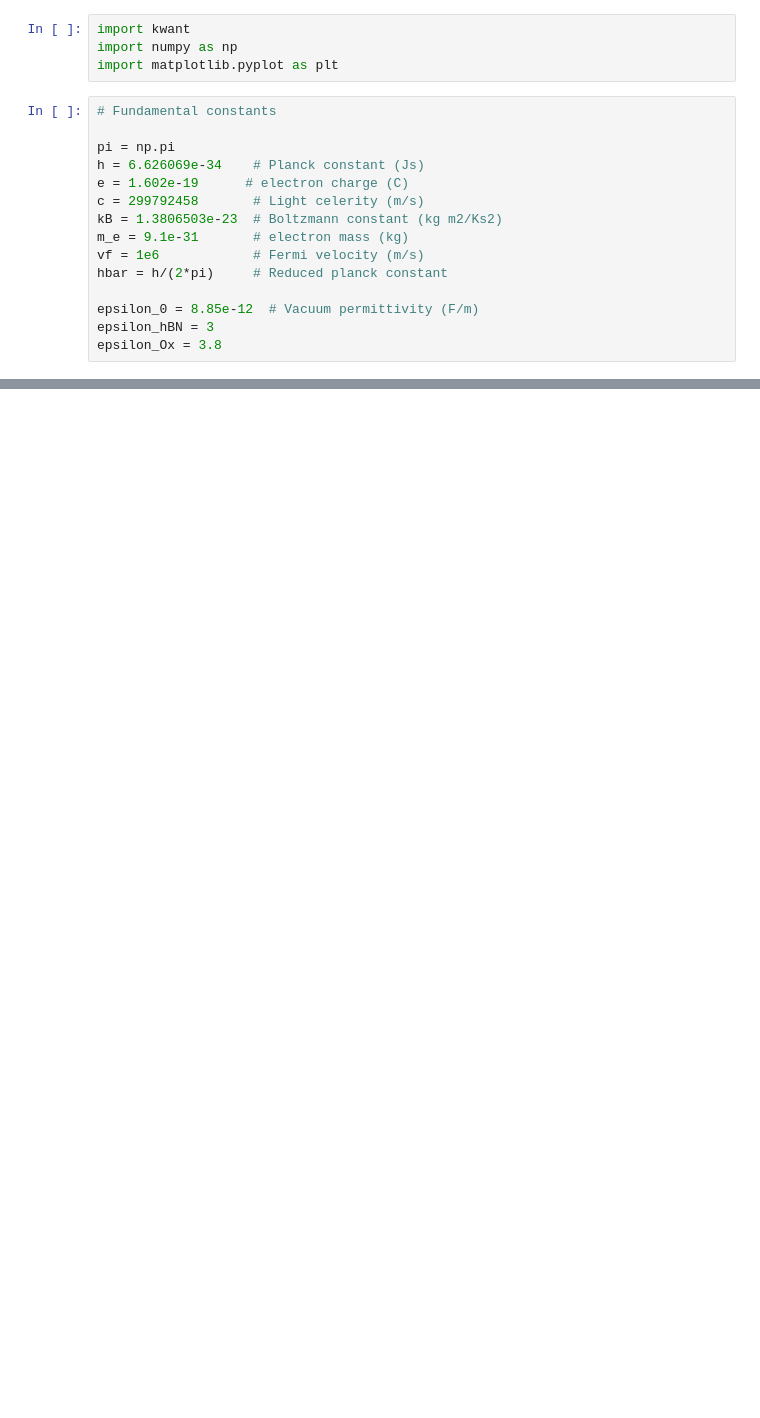
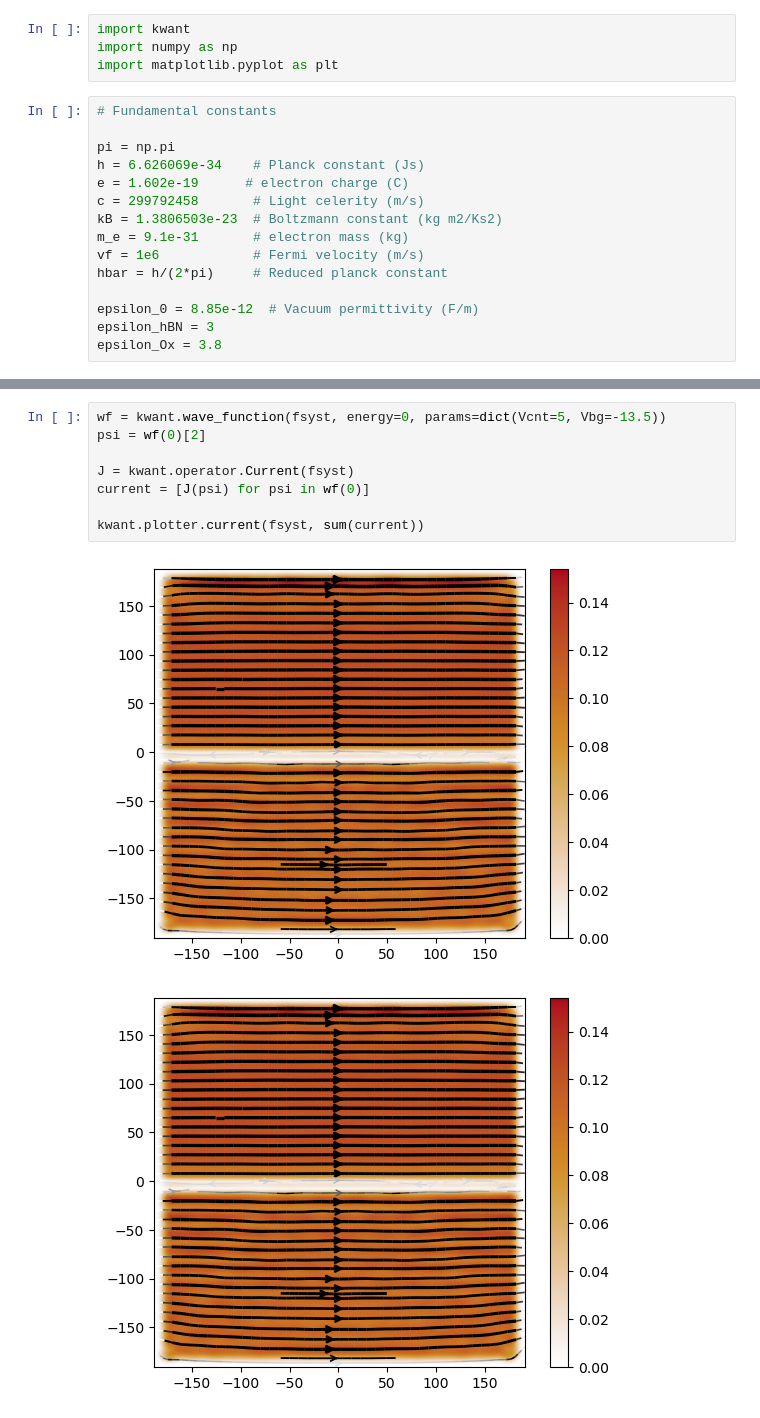
Before and after one commit to colinrenard/LELEC2710, a Jupyter notebook: tests.ipynb, the cells around one changed output, grey strips where cells are left out. Saved outputs shown, nothing was run; the diff lists cells and outputs as text; blank space fills up the shorter version.

```diff
--- a/tests.ipynb
+++ b/tests.ipynb
@@ -144,0 +163,11 @@ Text(0, 0.5, 'T')
+# %%
+wf = kwant.wave_function(fsyst, energy=0, params=dict(Vcnt=5, Vbg=-13.5))
+psi = wf(0)[2]
+
+J = kwant.operator.Current(fsyst)
+current = [J(psi) for psi in wf(0)]
+
+kwant.plotter.current(fsyst, sum(current))
+# %% [output]
+[figure, added]
+[figure, added]
```
Also changed, not shown: parts of 6 cells of this notebook.
